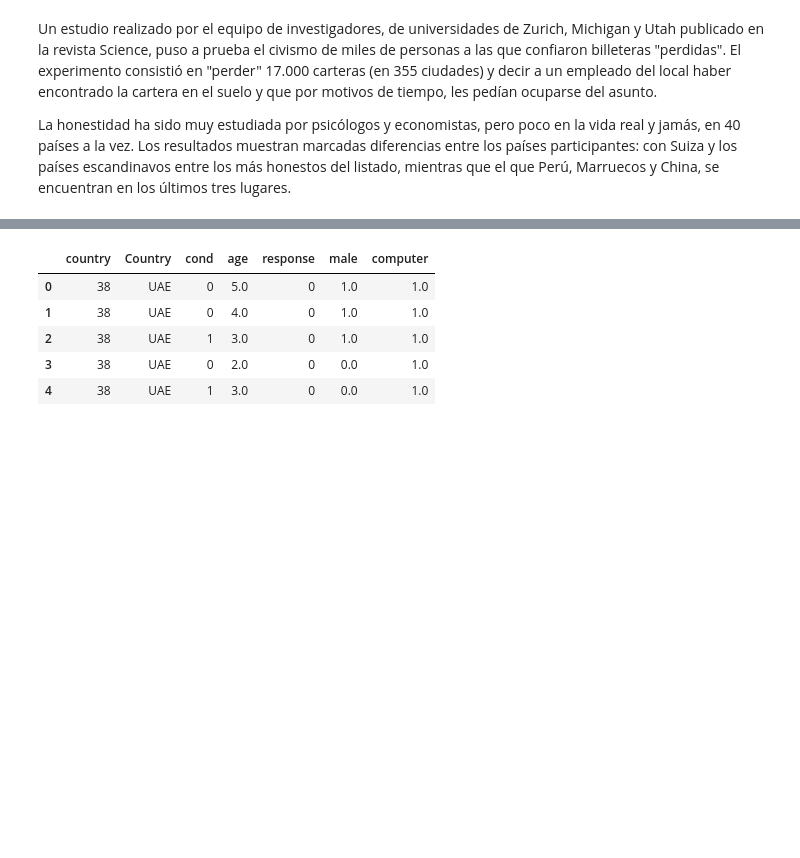
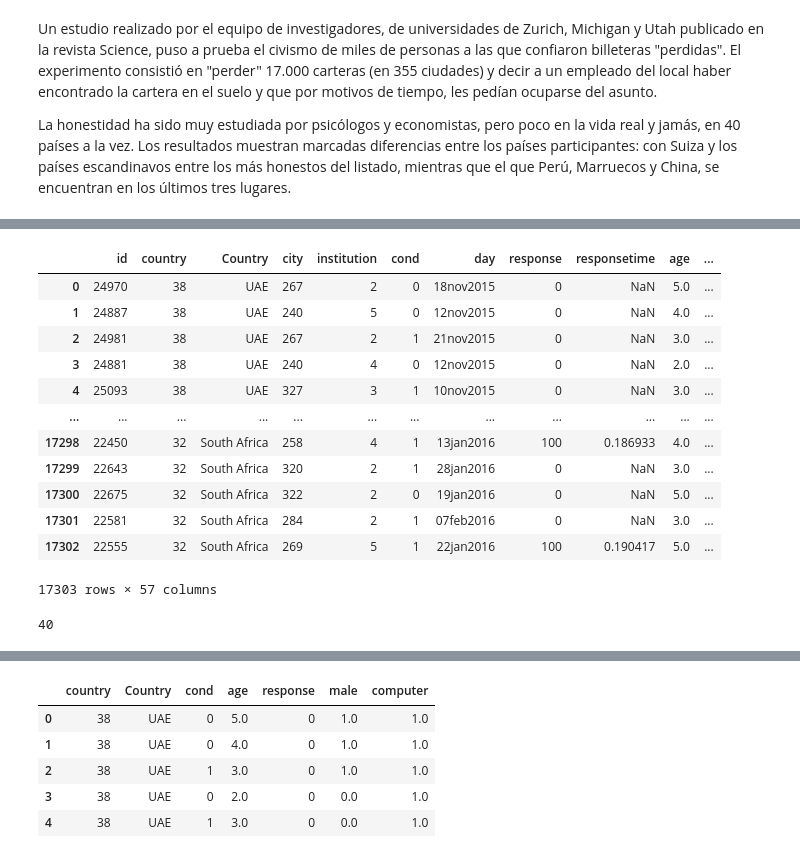
Before and after one commit to qlab-intro-python/ccss-gp-2024, a Jupyter notebook: 5. Visualización de datos/05_DataViz.ipynb, the cells around one changed output, grey strips where cells are left out. Cells and saved outputs as stored; diff of their text form; code cells hidden in the pictures; blank space fills up the shorter version.

```diff
--- a/5. Visualización de datos/05_DataViz.ipynb
+++ b/5. Visualización de datos/05_DataViz.ipynb
@@ -111,3 +243,29 @@ Un estudio realizado por el equipo de investigadores, de universidades de Zurich
 La honestidad ha sido muy estudiada por psicólogos y economistas, pero poco en la vida real y jamás, en 40 países a la vez. Los resultados muestran marcadas diferencias entre los países participantes: con Suiza y los países escandinavos entre los más honestos del listado, mientras que el que Perú, Marruecos y China, se encuentran en los últimos tres lugares.
 # %% [markdown]
 <img src="https://www.science.org/cms/10.1126/science.aau8712/asset/c1097eeb-12c3-41cb-98f7-26f4ab47ebeb/assets/graphic/365_70_f1.jpeg" width="600">
+# %%
+import pandas as pd
+import matplotlib.pyplot as plt
+import seaborn as sns
+
+# Importar datos
+civic_raw = pd.read_csv("data/civic_data.csv")
+civic_raw
+# %% [output]
+|  | id | country | Country | city | institution | cond | day | response | responsetime | age | ... |
+| 0 | 24970 | 38 | UAE | 267 | 2 | 0 | 18nov2015 | 0 | NaN | 5.0 | ... |
+| 1 | 24887 | 38 | UAE | 240 | 5 | 0 | 12nov2015 | 0 | NaN | 4.0 | ... |
+| 2 | 24981 | 38 | UAE | 267 | 2 | 1 | 21nov2015 | 0 | NaN | 3.0 | ... |
+| 3 | 24881 | 38 | UAE | 240 | 4 | 0 | 12nov2015 | 0 | NaN | 2.0 | ... |
+| 4 | 25093 | 38 | UAE | 327 | 3 | 1 | 10nov2015 | 0 | NaN | 3.0 | ... |
+| ... | ... | ... | ... | ... | ... | ... | ... | ... | ... | ... | ... |
+| 17298 | 22450 | 32 | South Africa | 258 | 4 | 1 | 13jan2016 | 100 | 0.186933 | 4.0 | ... |
+| 17299 | 22643 | 32 | South Africa | 320 | 2 | 1 | 28jan2016 | 0 | NaN | 3.0 | ... |
+| 17300 | 22675 | 32 | South Africa | 322 | 2 | 0 | 19jan2016 | 0 | NaN | 5.0 | ... |
+| 17301 | 22581 | 32 | South Africa | 284 | 2 | 1 | 07feb2016 | 0 | NaN | 3.0 | ... |
+| 17302 | 22555 | 32 | South Africa | 269 | 5 | 1 | 22jan2016 | 100 | 0.190417 | 5.0 | ... |
+17303 rows × 57 columns
+# %%
+civic_raw["Country"].nunique()
+# %% [output]
+40
```
Also changed, not shown: parts of 21 cells of this notebook, 2 other files.
